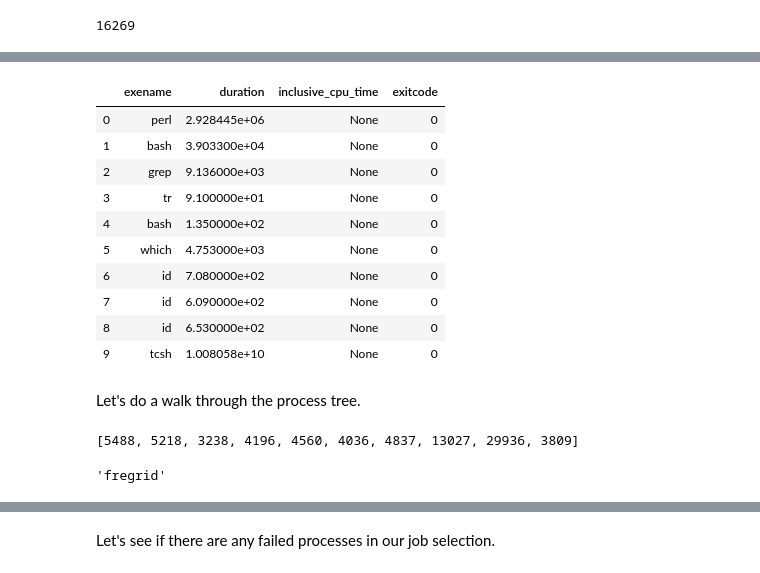
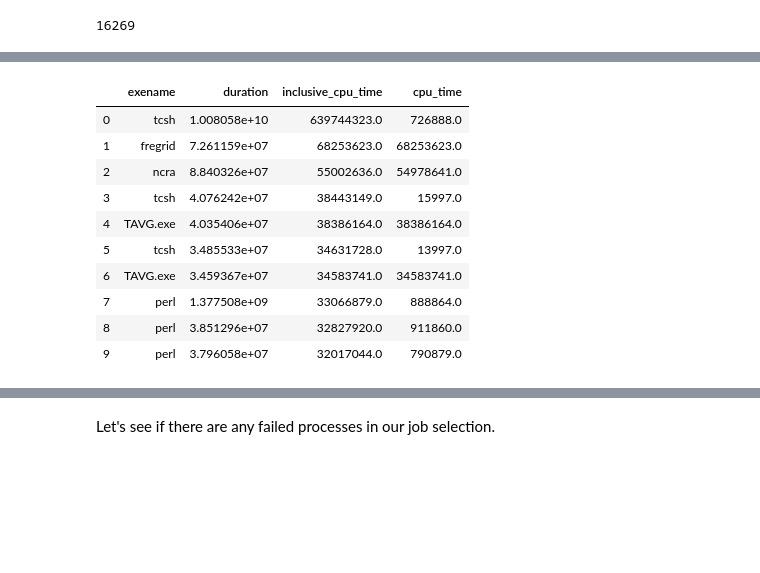
Before and after one commit to ilaflott/epmt, a Jupyter notebook: notebooks/Query-API.ipynb, the cells around one changed output, grey strips where cells are left out. Drawn from its saved outputs; the diff is of its cells as text; code cells hidden in the pictures; blank space fills up the shorter version.

```diff
--- a/notebooks/Query-API.ipynb
+++ b/notebooks/Query-API.ipynb
@@ -1169,32 +1219,19 @@ job
 # %%
 # now get the processes that are part of this job, let's sort them by the inclusive time
 # we need to pass in the job id to restrict the query to a particular job
 # the inclusive_cpu_time sums all the cpu times of the process and its dependents
-# in this case you can see that after the top-level 'bash', the 'find' with the
-# -exec stat shows up
+# in this case you can see that after the top-level shell process shows up at the top
 procs = eq.get_procs('676007', order = (eq.desc(eq.Process.inclusive_cpu_time)), fmt='pandas', limit=10)
-procs[['exename', 'duration', 'inclusive_cpu_time', 'exitcode']]
+procs[['exename', 'duration', 'inclusive_cpu_time', 'cpu_time']]
 # %% [output]
-|  | exename | duration | inclusive_cpu_time | exitcode |
-| 0 | perl | 2.928445e+06 | None | 0 |
-| 1 | bash | 3.903300e+04 | None | 0 |
-| 2 | grep | 9.136000e+03 | None | 0 |
-| 3 | tr | 9.100000e+01 | None | 0 |
-| 4 | bash | 1.350000e+02 | None | 0 |
-| 5 | which | 4.753000e+03 | None | 0 |
-| 6 | id | 7.080000e+02 | None | 0 |
-| 7 | id | 6.090000e+02 | None | 0 |
-| 8 | id | 6.530000e+02 | None | 0 |
-| 9 | tcsh | 1.008058e+10 | None | 0 |
+|  | exename | duration | inclusive_cpu_time | cpu_time |
+| 0 | tcsh | 1.008058e+10 | 639744323.0 | 726888.0 |
+| 1 | fregrid | 7.261159e+07 | 68253623.0 | 68253623.0 |
+| 2 | ncra | 8.840326e+07 | 55002636.0 | 54978641.0 |
+| 3 | tcsh | 4.076242e+07 | 38443149.0 | 15997.0 |
+| 4 | TAVG.exe | 4.035406e+07 | 38386164.0 | 38386164.0 |
+| 5 | tcsh | 3.485533e+07 | 34631728.0 | 13997.0 |
+| 6 | TAVG.exe | 3.459367e+07 | 34583741.0 | 34583741.0 |
+| 7 | perl | 1.377508e+09 | 33066879.0 | 888864.0 |
+| 8 | perl | 3.851296e+07 | 32827920.0 | 911860.0 |
+| 9 | perl | 3.796058e+07 | 32017044.0 | 790879.0 |
-# %% [markdown]
-<a name="process-tree-walk"></a>Let's do a walk through the process tree.
-# %%
-# now let's walk through the process tree. To make this easy, we use the 'orm' format
-# first we compute the process tree as we intend to walk down the tree
-eq.compute_process_trees(['676007'])
-# let's sort the processes by exclusive cpu time
-# You will get a sorted list of ORM objects, let's see the top 10
-procs = eq.get_procs('676007', order = (eq.desc(eq.Process.cpu_time)), fmt='orm')[:10]
-[p.pid for p in procs]
-# %% [output]
-[5488, 5218, 3238, 4196, 4560, 4036, 4837, 13027, 29936, 3809]
@@ -1204,4 +1237,0 @@ p = procs[0]
-# %%
-p.exename
-# %% [output]
-'fregrid'
```
Also changed, not shown: parts of 57 cells of this notebook, 1 other file.
